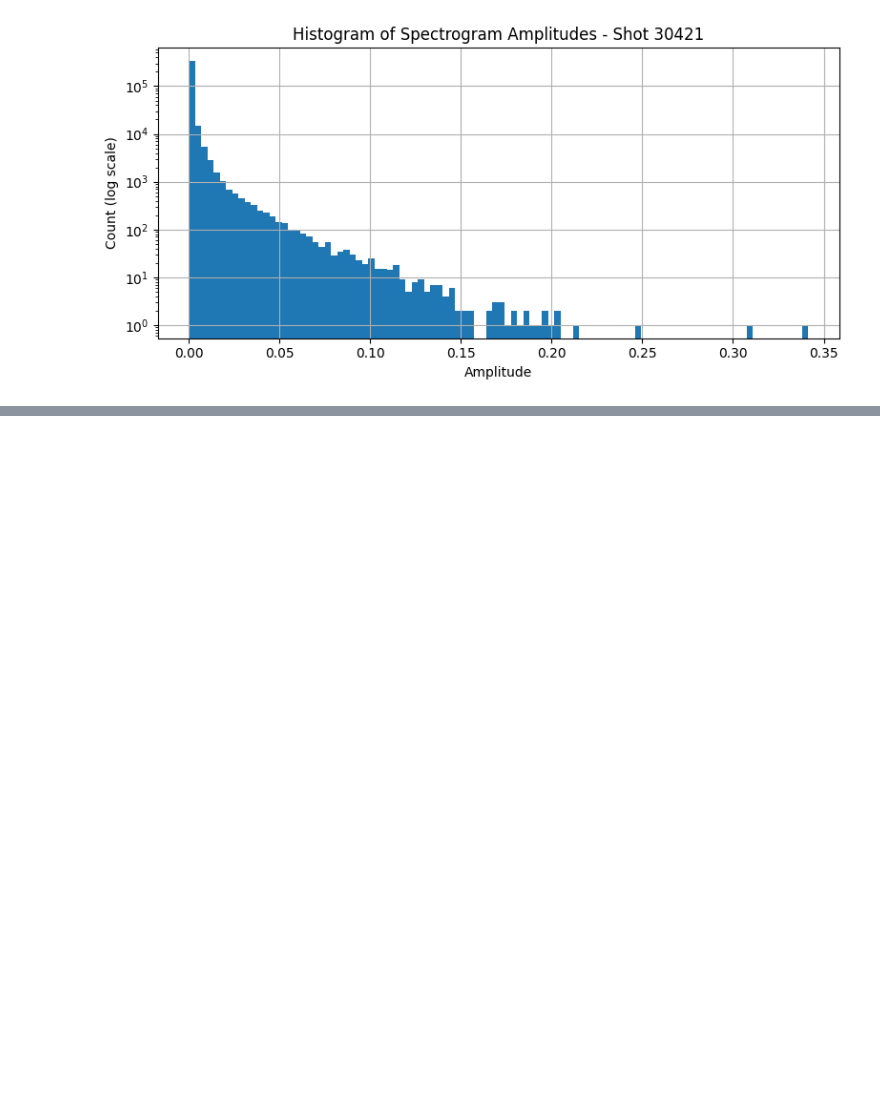
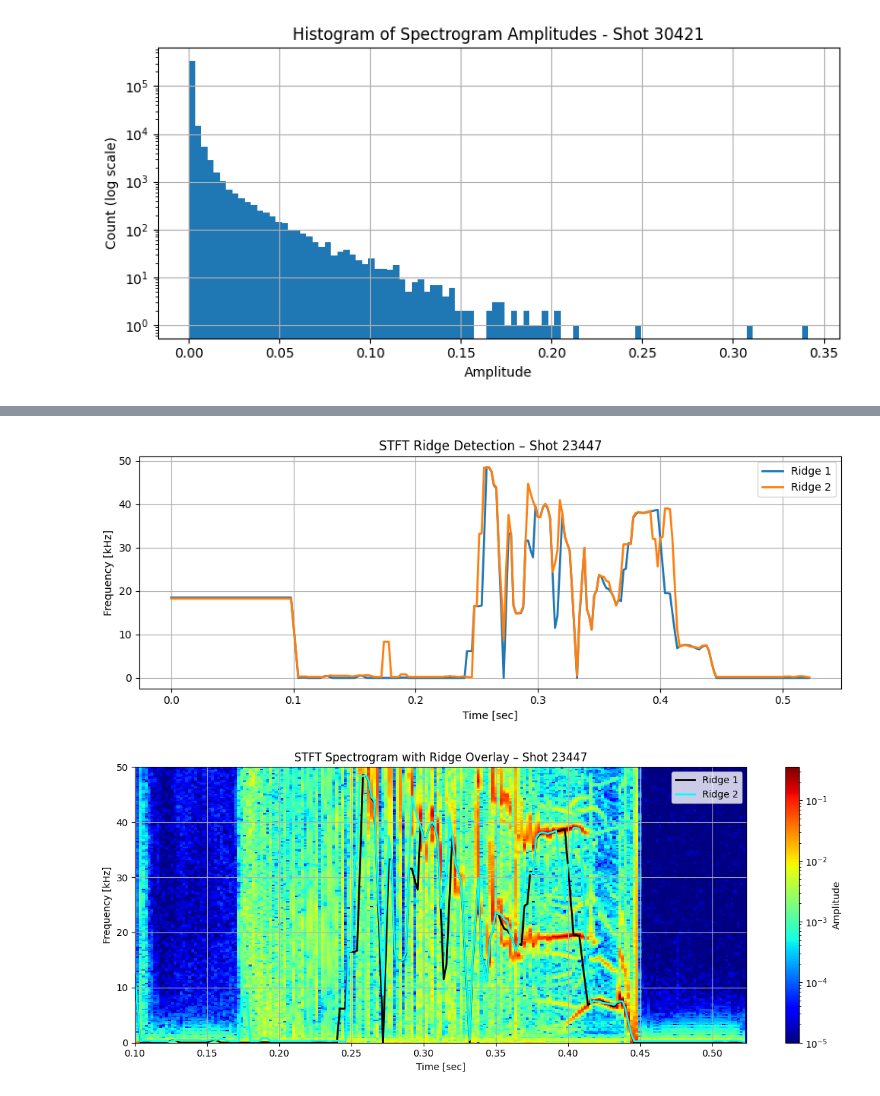
Before and after one commit to praksharma/Knowledge-Base, a Jupyter notebook: _sources/Theory/3. MHD modes/5. Ridge detection.ipynb, the cells around one changed output, grey strips where cells are left out. Drawn from its saved outputs; the diff is of its cells as text; code cells hidden in the pictures; blank space fills up the shorter version.

```diff
--- a/_sources/Theory/3. MHD modes/5. Ridge detection.ipynb
+++ b/_sources/Theory/3. MHD modes/5. Ridge detection.ipynb
@@ -255,10 +166,0 @@ Number of connected mode regions identified: 537
-# %%
-fig, ax = plt.subplots(figsize=(15, 5))
-cax = ax.pcolormesh(t, f/1000, labeled_array, shading='nearest', cmap="nipy_spectral")#plt.get_cmap('nipy_spectral', 50))
-ax.set_ylim(0, 50)
-ax.set_xlim(0.1, 0.46)
-ax.set_title(f'Shot {shot_id}, Connected Components of Modes (Threshold = {threshold})')
-ax.set_ylabel('Frequency [kHz]')
-ax.set_xlabel('Time [sec]')
-plt.colorbar(cax, ax=ax, label='Connected Component Label')
-plt.show()
@@ -266,0 +293,18 @@ plt.show()
+# %%
+ridges = plot_stft_ridge(
+    t_list[0],
+    f_list[0],
+    Zxx_list[0],
+    shot_id=shot_ids[0],
+    threshold=1e-3,
+    max_ridges=2,
+    fmax_kHz=50,
+    smooth=True,
+    return_ridges=True
+)
+
+# Then overlay them:
+plot_spectrogram_with_ridges(t_list[0], f_list[0], Zxx_list[0], ridge_freqs_kHz=ridges, shot_id=shot_ids[0])
+# %% [output]
+[figure, added]
+[figure, added]
```
Also changed, not shown: parts of 18 cells of this notebook, 19 other files.
